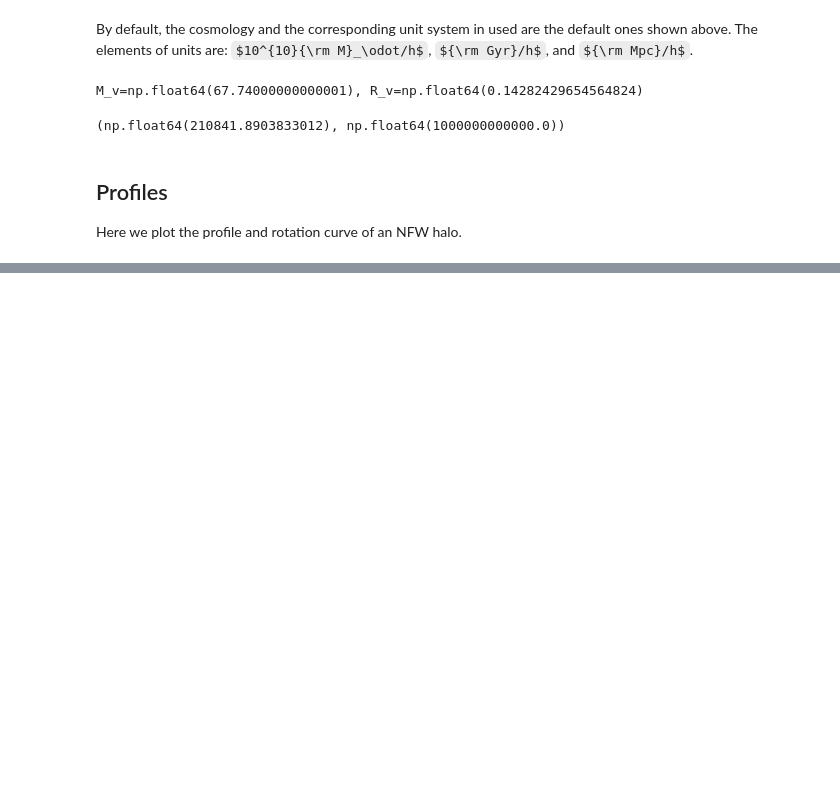
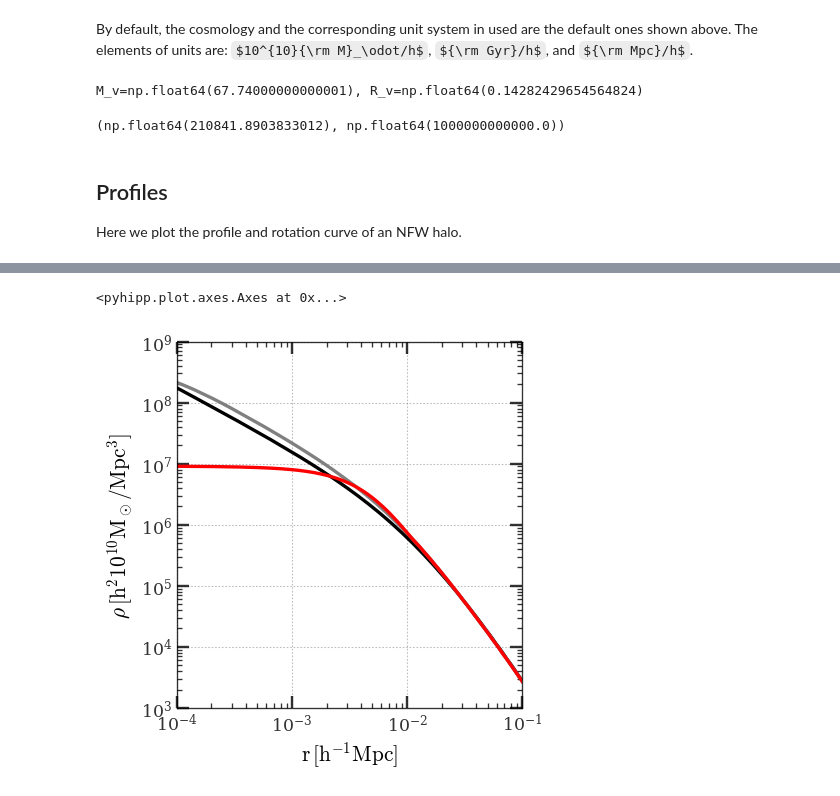
Before and after one commit to JiangFangzhou/SIDM, a Jupyter notebook: docs/examples_yangyao.ipynb, the cells around one changed output, grey strips where cells are left out. Cells and saved outputs as stored; diff of their text form; code cells hidden in the pictures; some formulas as TeX source; blank space fills up the shorter version.

Commit message:
Add examples for Jeans modeling

```diff
--- a/docs/examples_yangyao.ipynb
+++ b/docs/examples_yangyao.ipynb
@@ -73,0 +75,28 @@ axs[:2].scale(y='log')
+# %%
+sigma = (.5 * U.cm**2 / U.g).to(us.u_l**2/us.u_m).value    # Here is another way to convert units
+t_age = (10.0 * U.Gyr).to(us.u_t).value
+
+M_b = 0.05 * M_v
+R_b = 0.05 * R_v
+baryon = profiles.ExpThin(M_b, R_b)
+
+ada = profiles.AdiabaticModel('raw', M_soft=0.001*M_b)
+jeans = models.JeansModel(sigma, t_age)
+
+halo_contracted = ada(halo, baryon)
+halo_stitched = jeans(halo_contracted, baryon)
+# %%
+fig, ax = plot.subplots(1, figsize=5)
+
+colors = 'k', 'grey', 'r'
+for i, h in enumerate([halo, halo_contracted, halo_stitched]):
+    pf = h.profile._impl
+    rhos = pf.rhos(lg_rs)
+    ax.plot(rs, rhos, c=colors[i])
+
+ax.scale('log', 'log')\
+    .lim([1.0e-4, 1.0e-1], [1.0e3, 1.0e9])\
+    .label(r'r\,[h^{-1}{\rm Mpc}]', r'\rho\,[h^2{\rm 10^{10}M_\odot/Mpc^3}]')
+# %% [output]
+<pyhipp.plot.axes.Axes at 0x...>
+[figure, added]
```
Also changed, not shown: parts of 4 cells of this notebook, 1 other file.
